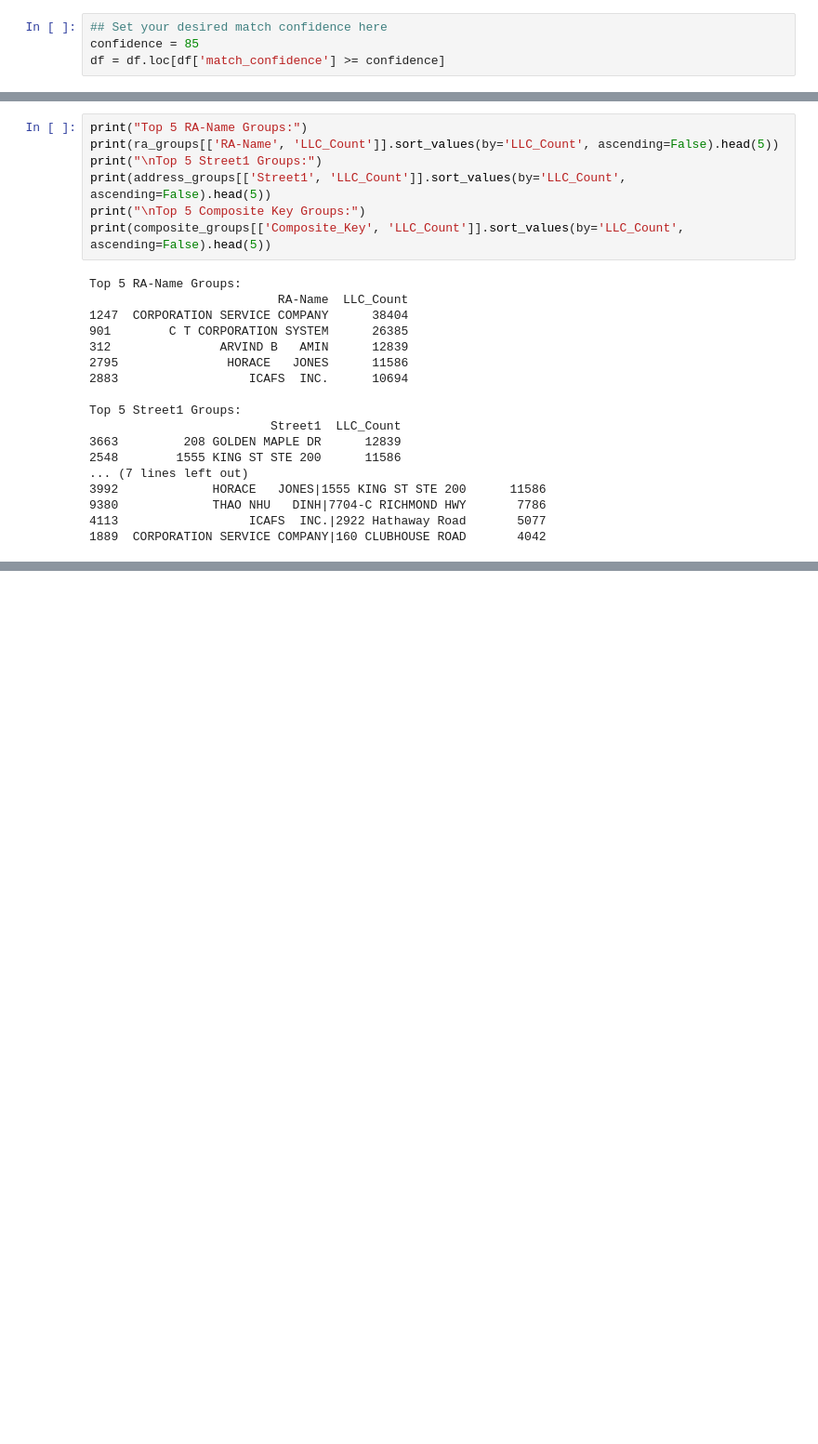
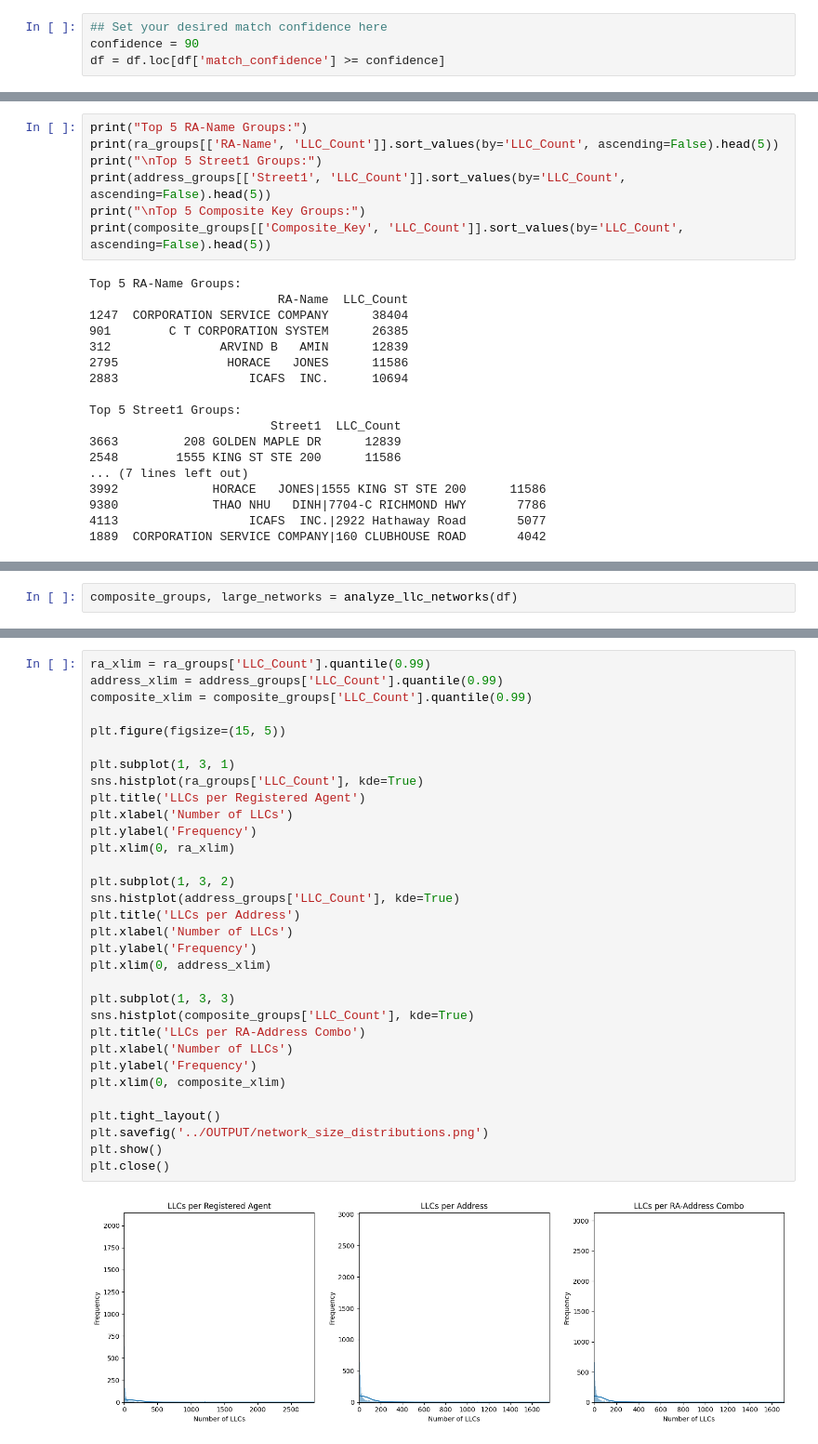
Before and after one commit to w-mayer/eviction_data, a Jupyter notebook: SCRIPTS/evictions_eda.ipynb, the cells around one changed output, grey strips where cells are left out. Shown at 93% size. Drawn from its saved outputs; the diff is of its cells as text; blank space fills up the shorter version.

```diff
--- a/SCRIPTS/evictions_eda.ipynb
+++ b/SCRIPTS/evictions_eda.ipynb
@@ -11,7 +11,7 @@ df.shape
 (630393, 81)
 # %%
 ## Set your desired match confidence here
-confidence = 85
+confidence = 90
 df = df.loc[df['match_confidence'] >= confidence]
 # %%
 df.head()
@@ -263,0 +314,2 @@ print(overlap[['Name', 'RA-Name', 'Street1', 'plaintiff_name_ra']].head(5))
+# %%
+composite_groups, large_networks = analyze_llc_networks(df)
@@ -263,0 +360,34 @@ print(overlap[['Name', 'RA-Name', 'Street1', 'plaintiff_name_ra']].head(5))
+# %%
+ra_xlim = ra_groups['LLC_Count'].quantile(0.99)
+address_xlim = address_groups['LLC_Count'].quantile(0.99)
+composite_xlim = composite_groups['LLC_Count'].quantile(0.99)
+
+plt.figure(figsize=(15, 5))
+
+plt.subplot(1, 3, 1)
+sns.histplot(ra_groups['LLC_Count'], kde=True)
+plt.title('LLCs per Registered Agent')
+plt.xlabel('Number of LLCs')
+plt.ylabel('Frequency')
+plt.xlim(0, ra_xlim)
+
+plt.subplot(1, 3, 2)
+sns.histplot(address_groups['LLC_Count'], kde=True)
+plt.title('LLCs per Address')
+plt.xlabel('Number of LLCs')
+plt.ylabel('Frequency')
+plt.xlim(0, address_xlim)
+
+plt.subplot(1, 3, 3)
+sns.histplot(composite_groups['LLC_Count'], kde=True)
+plt.title('LLCs per RA-Address Combo')
+plt.xlabel('Number of LLCs')
+plt.ylabel('Frequency')
+plt.xlim(0, composite_xlim)
+
+plt.tight_layout()
+plt.savefig('../OUTPUT/network_size_distributions.png')
+plt.show()
+plt.close()
+# %% [output]
+[figure, added]
```
Also changed, not shown: parts of 16 cells of this notebook, 5 other files.
